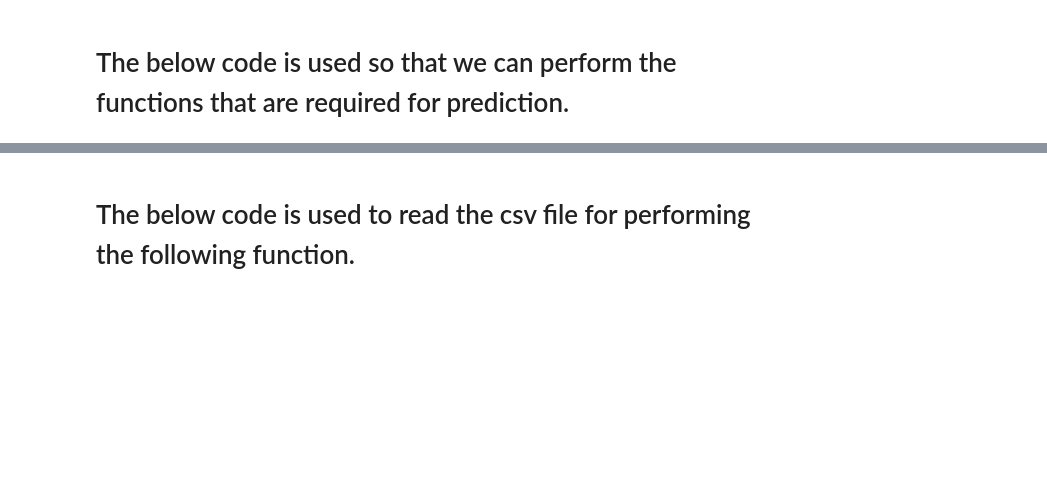
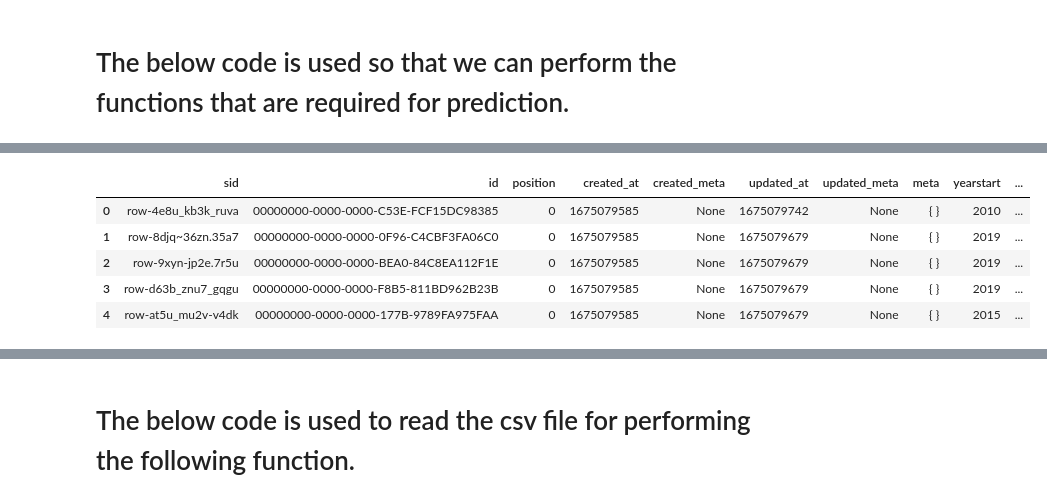
Before and after one commit to VishalRavichandran27/hds5210-2023, a Jupyter notebook: final/final.ipynb, the cells around one changed output, grey strips where cells are left out. Drawn from its saved outputs; the diff is of its cells as text; code cells hidden in the pictures; blank space fills up the shorter version.

```diff
--- a/final/final.ipynb
+++ b/final/final.ipynb
@@ -30,0 +52,10 @@ import numpy as np
+# %%
+pd.options.display.max_columns = 100
+Survey.head()
+# %% [output]
+|  | sid | id | position | created_at | created_meta | updated_at | updated_meta | meta | yearstart | ... |
+| 0 | row-4e8u_kb3k_ruva | 00000000-0000-0000-C53E-FCF15DC98385 | 0 | 1675079585 | None | 1675079742 | None | { } | 2010 | ... |
+| 1 | row-8djq~36zn.35a7 | 00000000-0000-0000-0F96-C4CBF3FA06C0 | 0 | 1675079585 | None | 1675079679 | None | { } | 2019 | ... |
+| 2 | row-9xyn-jp2e.7r5u | 00000000-0000-0000-BEA0-84C8EA112F1E | 0 | 1675079585 | None | 1675079679 | None | { } | 2019 | ... |
+| 3 | row-d63b_znu7_gqgu | 00000000-0000-0000-F8B5-811BD962B23B | 0 | 1675079585 | None | 1675079679 | None | { } | 2019 | ... |
+| 4 | row-at5u_mu2v-v4dk | 00000000-0000-0000-177B-9789FA975FAA | 0 | 1675079585 | None | 1675079679 | None | { } | 2015 | ... |
```
Also changed, not shown: parts of 10 cells of this notebook.
